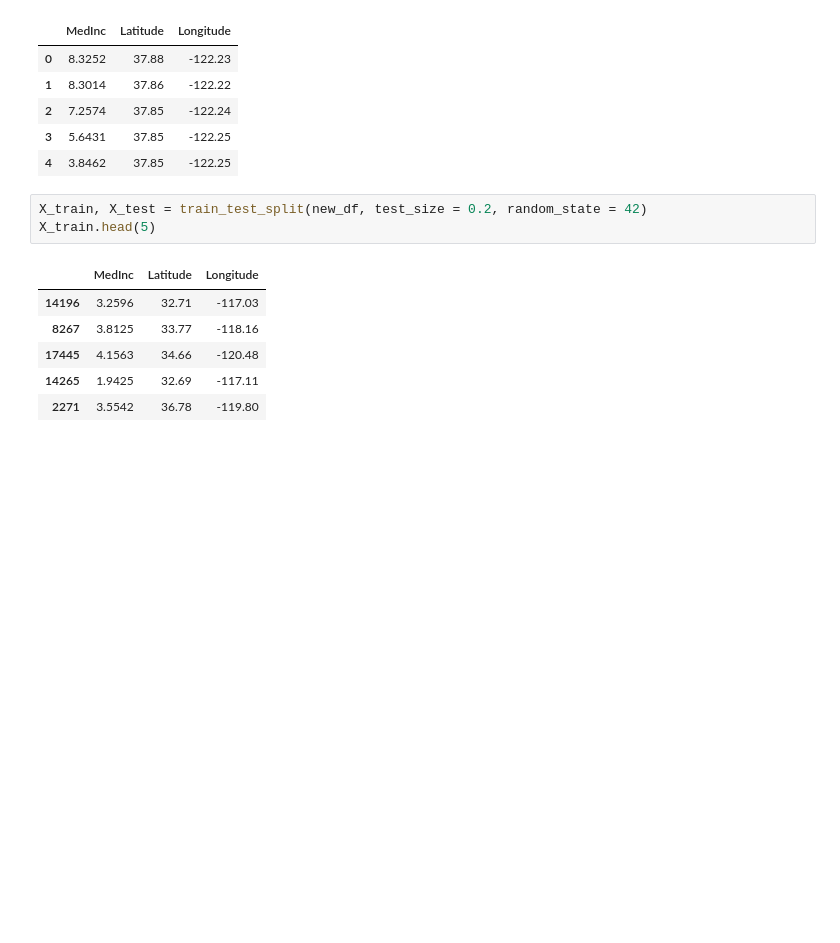
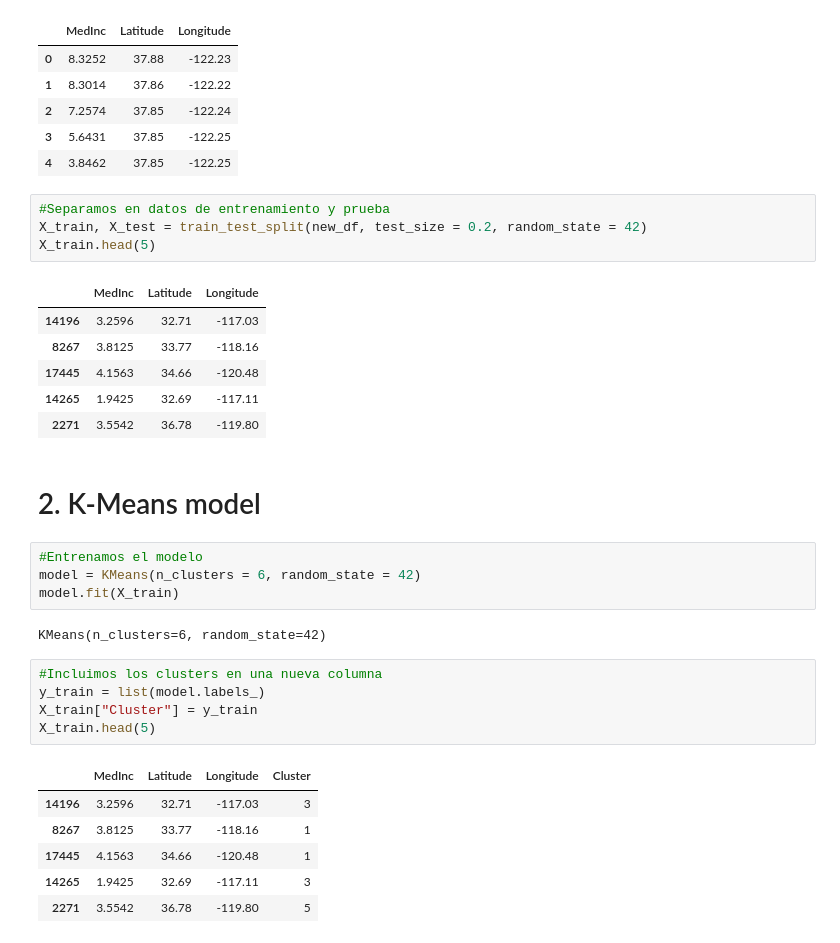
Before and after one commit to NatTajuelo/K-Means, a Jupyter notebook: src/explore.ipynb, the cells around one changed output. Drawn from its saved outputs; the diff is of its cells as text; blank space fills up the shorter version.

```diff
--- a/src/explore.ipynb
+++ b/src/explore.ipynb
@@ -33,6 +33,7 @@ new_df.head(5)
 | 3 | 5.6431 | 37.85 | -122.25 |
 | 4 | 3.8462 | 37.85 | -122.25 |
 # %%
+#Separamos en datos de entrenamiento y prueba
 X_train, X_test = train_test_split(new_df, test_size = 0.2, random_state = 42)
 X_train.head(5)
 # %% [output]
@@ -42,3 +43,23 @@ X_train.head(5)
 | 17445 | 4.1563 | 34.66 | -120.48 |
 | 14265 | 1.9425 | 32.69 | -117.11 |
 | 2271 | 3.5542 | 36.78 | -119.80 |
+# %% [markdown]
+# 2. K-Means model
+# %%
+#Entrenamos el modelo
+model = KMeans(n_clusters = 6, random_state = 42)
+model.fit(X_train)
+# %% [output]
+KMeans(n_clusters=6, random_state=42)
+# %%
+#Incluimos los clusters en una nueva columna
+y_train = list(model.labels_)
+X_train["Cluster"] = y_train
+X_train.head(5)
+# %% [output]
+|  | MedInc | Latitude | Longitude | Cluster |
+| 14196 | 3.2596 | 32.71 | -117.03 | 3 |
+| 8267 | 3.8125 | 33.77 | -118.16 | 1 |
+| 17445 | 4.1563 | 34.66 | -120.48 | 1 |
+| 14265 | 1.9425 | 32.69 | -117.11 | 3 |
+| 2271 | 3.5542 | 36.78 | -119.80 | 5 |
```
Also changed, not shown: parts of 16 cells of this notebook, 2 other files.
